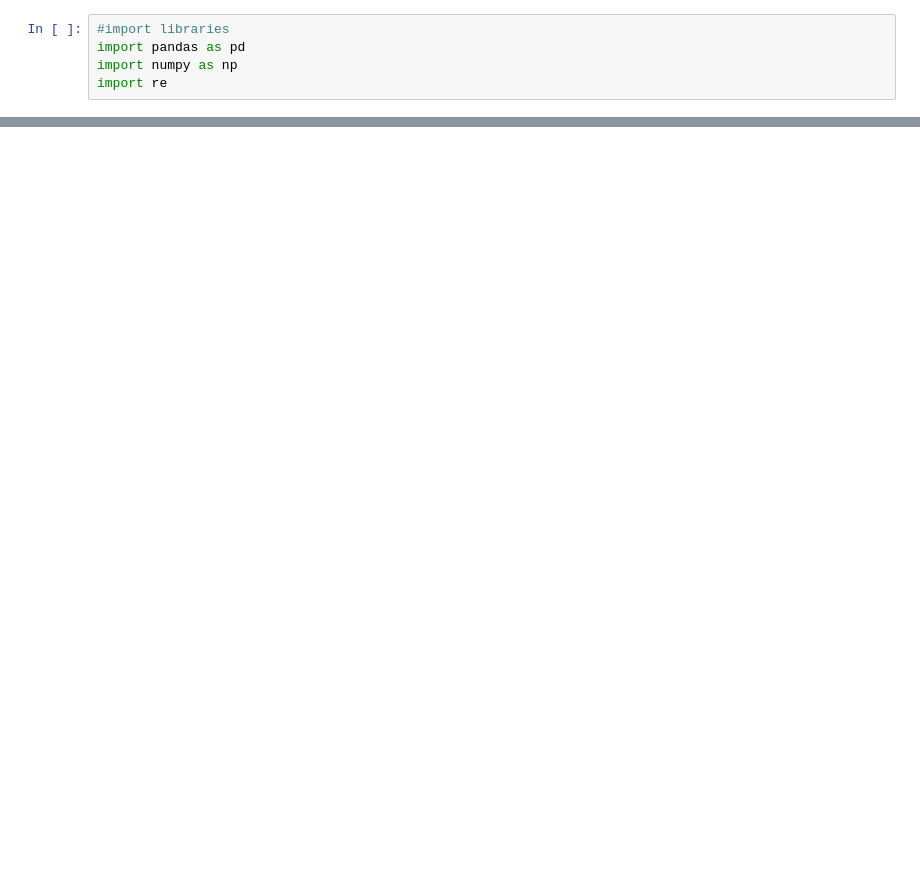
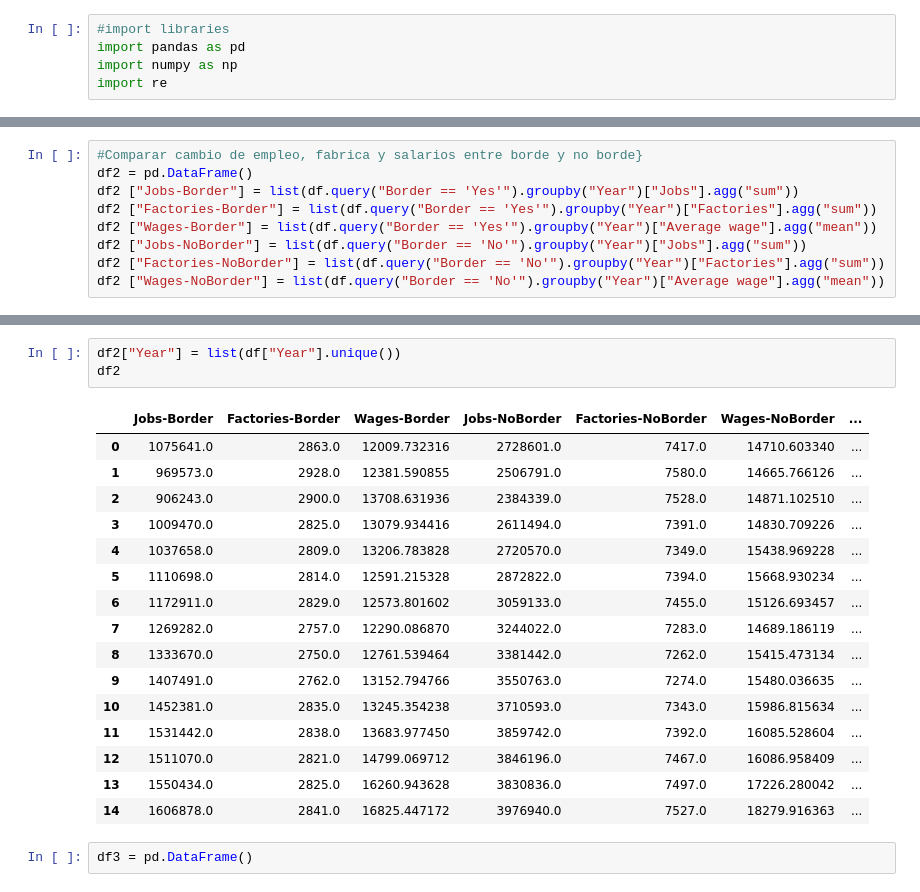
Before and after one commit to franciscouranga52/franciscouranga52-20230508-Nearshoring-Liu-Uranga, a Jupyter notebook: Nearshoring Analysis.ipynb, the cells around one changed output, grey strips where cells are left out. Drawn from its saved outputs; the diff is of its cells as text; blank space fills up the shorter version.

```diff
--- a/Nearshoring Analysis.ipynb
+++ b/Nearshoring Analysis.ipynb
@@ -23,0 +24,9 @@ df
+# %%
+#Comparar cambio de empleo, fabrica y salarios entre borde y no borde}
+df2 = pd.DataFrame()
+df2 ["Jobs-Border"] = list(df.query("Border == 'Yes'").groupby("Year")["Jobs"].agg("sum"))
+df2 ["Factories-Border"] = list(df.query("Border == 'Yes'").groupby("Year")["Factories"].agg("sum"))
+df2 ["Wages-Border"] = list(df.query("Border == 'Yes'").groupby("Year")["Average wage"].agg("mean"))
+df2 ["Jobs-NoBorder"] = list(df.query("Border == 'No'").groupby("Year")["Jobs"].agg("sum"))
+df2 ["Factories-NoBorder"] = list(df.query("Border == 'No'").groupby("Year")["Factories"].agg("sum"))
+df2 ["Wages-NoBorder"] = list(df.query("Border == 'No'").groupby("Year")["Average wage"].agg("mean"))
@@ -23,0 +52,22 @@ df
+# %%
+df2["Year"] = list(df["Year"].unique())
+df2
+# %% [output]
+|  | Jobs-Border | Factories-Border | Wages-Border | Jobs-NoBorder | Factories-NoBorder | Wages-NoBorder | ... |
+| 0 | 1075641.0 | 2863.0 | 12009.732316 | 2728601.0 | 7417.0 | 14710.603340 | ... |
+| 1 | 969573.0 | 2928.0 | 12381.590855 | 2506791.0 | 7580.0 | 14665.766126 | ... |
+| 2 | 906243.0 | 2900.0 | 13708.631936 | 2384339.0 | 7528.0 | 14871.102510 | ... |
+| 3 | 1009470.0 | 2825.0 | 13079.934416 | 2611494.0 | 7391.0 | 14830.709226 | ... |
+| 4 | 1037658.0 | 2809.0 | 13206.783828 | 2720570.0 | 7349.0 | 15438.969228 | ... |
+| 5 | 1110698.0 | 2814.0 | 12591.215328 | 2872822.0 | 7394.0 | 15668.930234 | ... |
+| 6 | 1172911.0 | 2829.0 | 12573.801602 | 3059133.0 | 7455.0 | 15126.693457 | ... |
+| 7 | 1269282.0 | 2757.0 | 12290.086870 | 3244022.0 | 7283.0 | 14689.186119 | ... |
+| 8 | 1333670.0 | 2750.0 | 12761.539464 | 3381442.0 | 7262.0 | 15415.473134 | ... |
+| 9 | 1407491.0 | 2762.0 | 13152.794766 | 3550763.0 | 7274.0 | 15480.036635 | ... |
+| 10 | 1452381.0 | 2835.0 | 13245.354238 | 3710593.0 | 7343.0 | 15986.815634 | ... |
+| 11 | 1531442.0 | 2838.0 | 13683.977450 | 3859742.0 | 7392.0 | 16085.528604 | ... |
+| 12 | 1511070.0 | 2821.0 | 14799.069712 | 3846196.0 | 7467.0 | 16086.958409 | ... |
+| 13 | 1550434.0 | 2825.0 | 16260.943628 | 3830836.0 | 7497.0 | 17226.280042 | ... |
+| 14 | 1606878.0 | 2841.0 | 16825.447172 | 3976940.0 | 7527.0 | 18279.916363 | ... |
+# %%
+df3 = pd.DataFrame()
```
Also changed, not shown: parts of 21 cells of this notebook, 8 other files.
